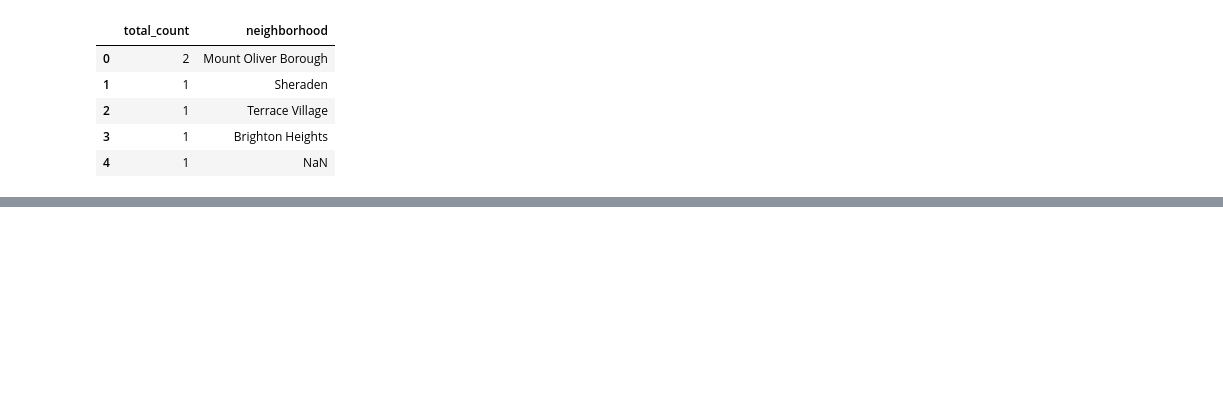
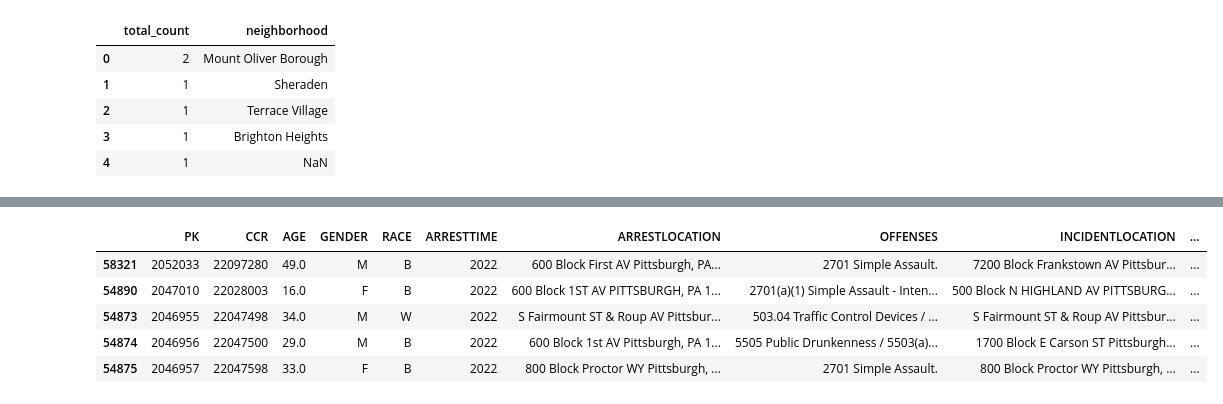
Before and after one commit to arimagnolia/cmpinf_final_project, a Jupyter notebook: david-poling.ipynb, the cells around one changed output, grey strips where cells are left out. Cells and saved outputs as stored; diff of their text form; code cells hidden in the pictures; blank space fills up the shorter version.

```diff
--- a/david-poling.ipynb
+++ b/david-poling.ipynb
@@ -56,0 +119,11 @@ total_seizures.plot(kind = "barh", y = "total_count", figsize = (20,20))
+# %%
+
+sorted_arrests_by_date = arrest_data.sort_values(["ARRESTTIME"], ascending=False)
+sorted_arrests_by_date.head()
+# %% [output]
+|  | PK | CCR | AGE | GENDER | RACE | ARRESTTIME | ARRESTLOCATION | OFFENSES | INCIDENTLOCATION | ... |
+| 58321 | 2052033 | 22097280 | 49.0 | M | B | 2022 | 600 Block First AV Pittsburgh, PA... | 2701 Simple Assault. | 7200 Block Frankstown AV Pittsbur... | ... |
+| 54890 | 2047010 | 22028003 | 16.0 | F | B | 2022 | 600 Block 1ST AV PITTSBURGH, PA 1... | 2701(a)(1) Simple Assault - Inten... | 500 Block N HIGHLAND AV PITTSBURG... | ... |
+| 54873 | 2046955 | 22047498 | 34.0 | M | W | 2022 | S Fairmount ST & Roup AV Pittsbur... | 503.04 Traffic Control Devices / ... | S Fairmount ST & Roup AV Pittsbur... | ... |
+| 54874 | 2046956 | 22047500 | 29.0 | M | B | 2022 | 600 Block 1st AV Pittsburgh, PA 1... | 5505 Public Drunkenness / 5503(a)... | 1700 Block E Carson ST Pittsburgh... | ... |
+| 54875 | 2046957 | 22047598 | 33.0 | F | B | 2022 | 800 Block Proctor WY Pittsburgh, ... | 2701 Simple Assault. | 800 Block Proctor WY Pittsburgh, ... | ... |
```
Also changed, not shown: parts of 15 cells of this notebook, 4 other files.
